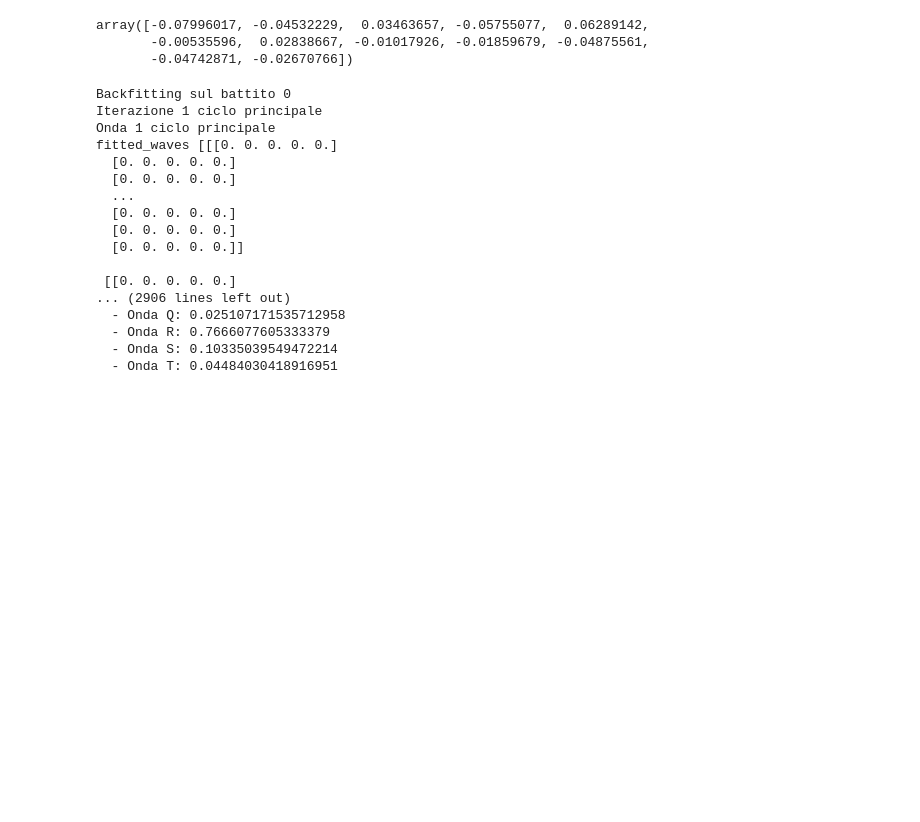
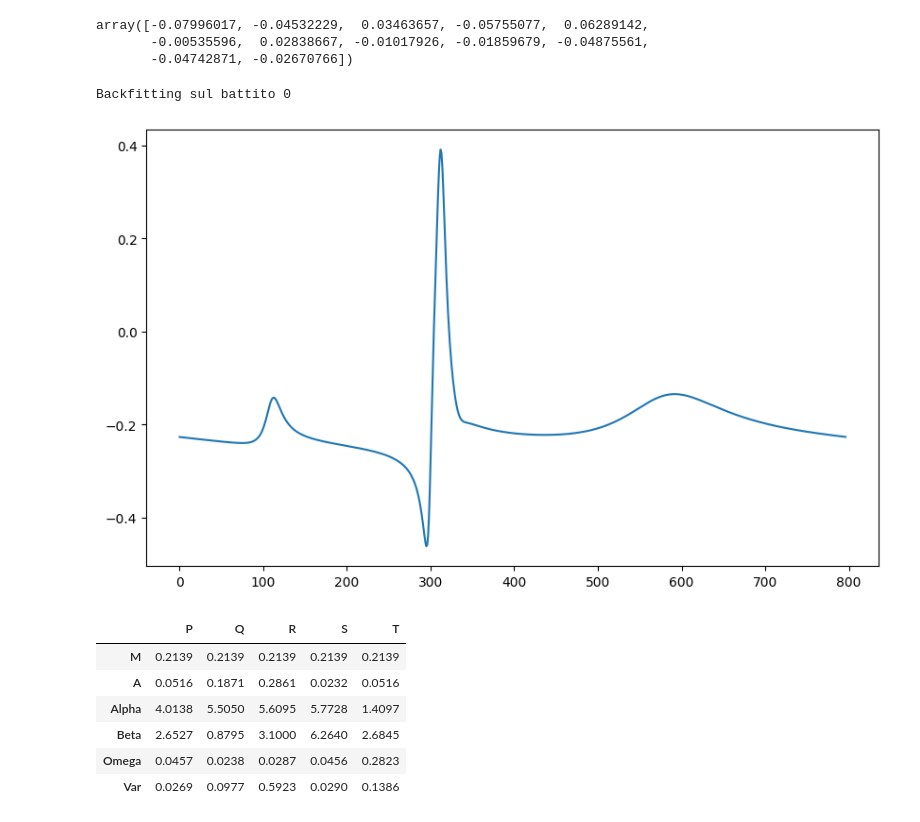
Before and after one commit to EmanueleGiavardi/3DFMMecg, a Jupyter notebook: src/pipeline.ipynb, the cells around one changed output. Cells and saved outputs as stored; diff of their text form; code cells hidden in the pictures; blank space fills up the shorter version.

```diff
--- a/src/pipeline.ipynb
+++ b/src/pipeline.ipynb
@@ -54,43 +56,52 @@ array([-0.07996017, -0.04532229,  0.03463657, -0.05755077,  0.06289142,
        -0.00535596,  0.02838667, -0.01017926, -0.01859679, -0.04875561,
        -0.04742871, -0.02670766])
 # %%
-# OPTIMIZATION
+# OTTIMIZZAZIONE
+# derivazioni considerate: [I, II, V1, V2, V3, V4, V5, V6]
 
 n_waves = 5
 optimizer = FMMOptimizer(n_waves=n_waves, max_iter=10)
 
 print(f"Backfitting sul battito {beat_idx}")
 
+
 params_per_lead, fitted_waves = optimizer.fit(
     ecg_data=v_data_matrix_beat,
     annotation=annotation_R,
 )
-
-lead = 0
-print(f"Parametri trovati per derivazione {lead}")
-
-for key, value in params_per_lead[lead].items():
-    print(f"Parametro {key}: ")
-    print(f"  - Onda P: {value[0]}")
-    print(f"  - Onda Q: {value[1]}")
-    print(f"  - Onda R: {value[2]}")
-    print(f"  - Onda S: {value[3]}")
-    print(f"  - Onda T: {value[4]}")
 # %% [output]
 Backfitting sul battito 0
-Iterazione 1 ciclo principale
-Onda 1 ciclo principale
-fitted_waves [[[0. 0. 0. 0. 0.]
-  [0. 0. 0. 0. 0.]
-  [0. 0. 0. 0. 0.]
-  ...
-  [0. 0. 0. 0. 0.]
-  [0. 0. 0. 0. 0.]
-  [0. 0. 0. 0. 0.]]
-
- [[0. 0. 0. 0. 0.]
-... (2906 lines left out)
-  - Onda Q: 0.025107171535712958
-  - Onda R: 0.7666077605333379
-  - Onda S: 0.10335039549472214
-  - Onda T: 0.04484030418916951
+# %%
+# params_per_lead sarà una lista di n_leads (8) elementi, contenente per ogni derivazione
+# i valori dei vari parametri per le 5 onde
+
+# fitted_waves è la matrice (n_samples, n_leads, n_waves) in cui le colonne fanno riferimento alle
+# derivazioni. Per ogni derivazione e per ogni istante temporale, abbiamo un vettore di 5 elementi con
+# i valori delle 5 onde. Da modello, per ottenere il valore di quel campione per l'onda ricostruita,
+# basta sommare i valori delle 5 onde
+
+# es. per prima derivazione
+lead = 1
+
+first_lead_fitted = fitted_waves[:,lead,:]
+
+reconstructed_lead = []
+for waves in first_lead_fitted: reconstructed_lead.append(sum(waves))
+
+plt.figure(figsize=(10, 6))
+plt.plot(reconstructed_lead)
+plt.show()
+
+df = pd.DataFrame(params_per_lead[lead]).T
+df.columns = ['P', 'Q', 'R', 'S', 'T']
+df = df.round(4)
+df
+# %% [output]
+[figure, added]
+|  | P | Q | R | S | T |
+| M | 0.2139 | 0.2139 | 0.2139 | 0.2139 | 0.2139 |
+| A | 0.0516 | 0.1871 | 0.2861 | 0.0232 | 0.0516 |
+| Alpha | 4.0138 | 5.5050 | 5.6095 | 5.7728 | 1.4097 |
+| Beta | 2.6527 | 0.8795 | 3.1000 | 6.2640 | 2.6845 |
+| Omega | 0.0457 | 0.0238 | 0.0287 | 0.0456 | 0.2823 |
+| Var | 0.0269 | 0.0977 | 0.5923 | 0.0290 | 0.1386 |
```
Also changed, not shown: parts of 2 cells of this notebook, 5 other files.
